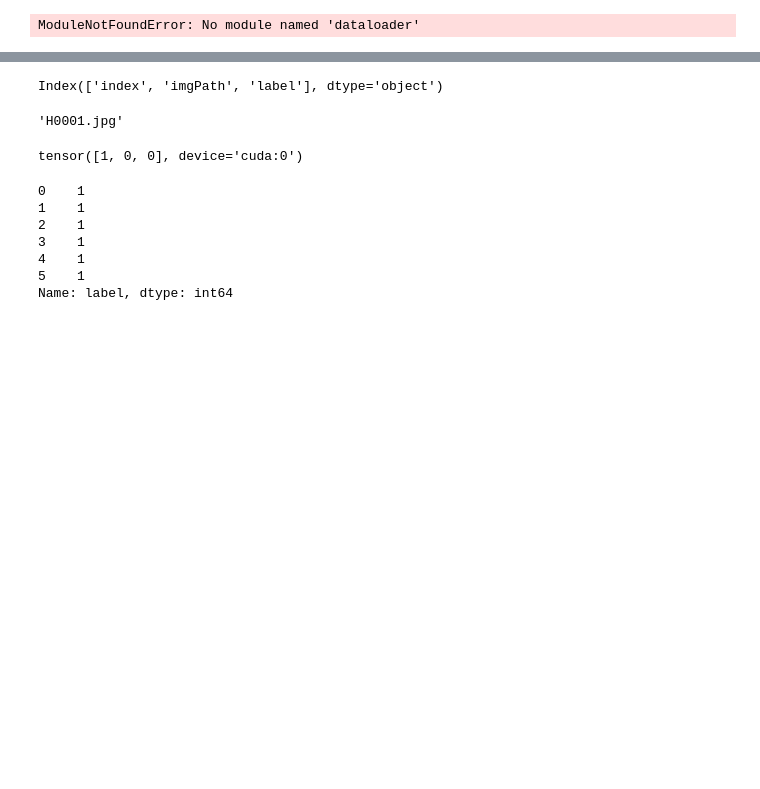
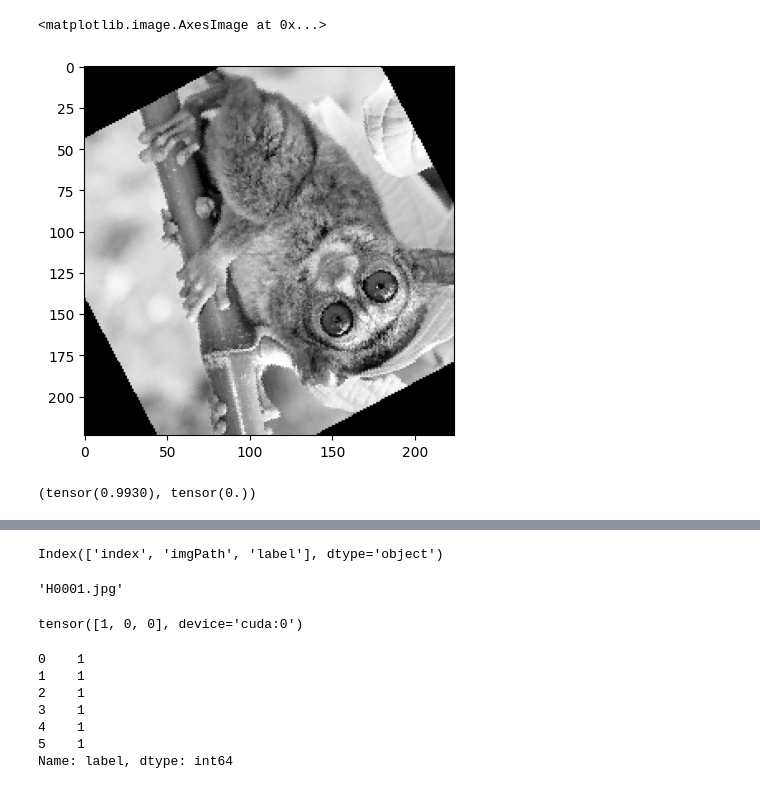
Before and after one commit to mysInma/Pathological-Myopia, a Jupyter notebook: notebooks/Untitled.ipynb, the cells around one changed output, grey strips where cells are left out. Cells and saved outputs as stored; diff of their text form; code cells hidden in the pictures; blank space fills up the shorter version.

Commit message:
add customTranformations and notebook test_transformations

```diff
--- a/notebooks/Untitled.ipynb
+++ b/notebooks/Untitled.ipynb
@@ -6,7 +12,9 @@ createCSV("../test","./output.csv")
+# %%
+img = Image.open('../test/H0001.jpg')
+#img = Image.open('../test/tarsero.jpg')
+transform = transforms.ToTensor()
 # %%
-from utils.dataloader import CustomImageDataset
-import torchvision.transforms as transforms
-train_transforms = transforms.Compose([transforms.Resize((224,224)), transforms.ToTensor()])
-from matplotlib import pyplot as plt
+imgTensor = transform(img)
+mean = torch.mean(imgTensor, dim = [1,2])
+std = torch.std(imgTensor, dim = [1,2])
+train_transforms = transforms.Compose([transforms.Resize((224,224)), transforms.Normalize(mean, std, inplace=True), transforms.AutoAugment()])
-# %% [output]
-ModuleNotFoundError: No module named 'dataloader'
@@ -13 +28,18 @@ ModuleNotFoundError: No module named 'dataloader'
+# %%
+imgTensor = transform(img)
+train_transforms = transforms.Compose([transforms.Resize((224,224)),
+                                        transforms.RandomChoice([transforms.RandomHorizontalFlip(),transforms.RandomVerticalFlip()]),
+                                        transforms.ColorJitter(brightness=0.1, contrast=0.1, saturation=0.1, hue=0.1),
+                                        transforms.RandomRotation(degrees=30),
+                                        transforms.RandomGrayscale(p=0.2),
+])
+# %%
+plt.imshow(train_transforms(imgTensor).permute(1, 2, 0))
+# %% [output]
+<matplotlib.image.AxesImage at 0x...>
+[figure, added]
+# %%
+train_transforms(imgTensor).permute(1, 2, 0).max(), train_transforms(imgTensor).permute(1, 2, 0).min()
+# %% [output]
+(tensor(0.9930), tensor(0.))
 # %%
```
Also changed, not shown: parts of 5 cells of this notebook, 5 other files.
